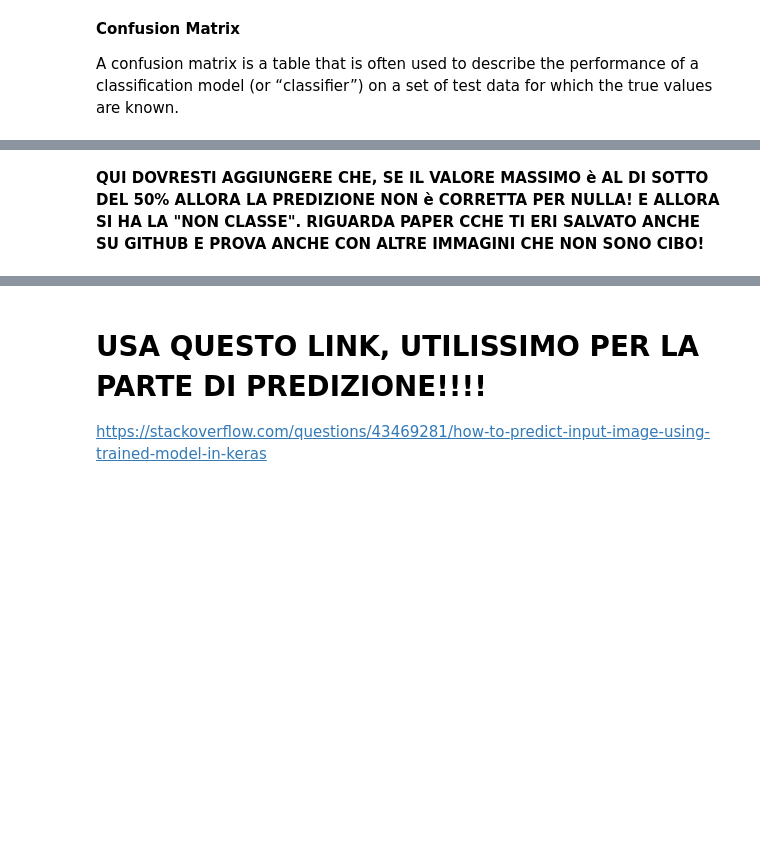
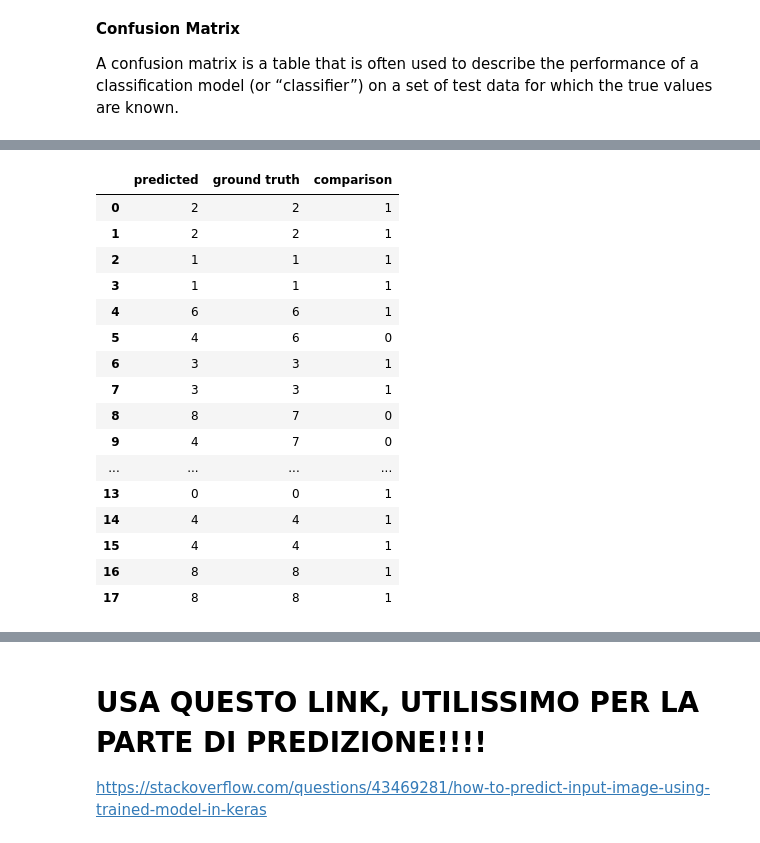
Before and after one commit to alessandro-maccario/DeepLearning-FoodRecognition, a Jupyter notebook: 2_FoDL_Food_Image_Classification_Model_Testing.ipynb, the cells around one changed output, grey strips where cells are left out. Cells and saved outputs as stored; diff of their text form; code cells hidden in the pictures; blank space fills up the shorter version.

```diff
--- a/2_FoDL_Food_Image_Classification_Model_Testing.ipynb
+++ b/2_FoDL_Food_Image_Classification_Model_Testing.ipynb
@@ -267,18 +444,0 @@ pred_test
-# %% [markdown]
-**QUI DOVRESTI AGGIUNGERE CHE, SE IL VALORE MASSIMO è AL DI SOTTO DEL 50% ALLORA LA PREDIZIONE NON è CORRETTA PER NULLA! E ALLORA SI HA LA "NON CLASSE". RIGUARDA PAPER CCHE TI ERI SALVATO ANCHE SU GITHUB E PROVA ANCHE CON ALTRE IMMAGINI CHE NON SONO CIBO!**
-# %%
-# LOAD MULTIPLE IMAGES
-# STILL TO TEST: DOVRESTI ANCHE OTTENERE DIRETTAMENTE L'IMMAGINE CON LA LABEL DI COSA CORRISPONDE!
-pred_output_list = [] # --> list()
-
-for images in food_path_list:
-  img_path = images
-  new_image = load_image(img_path)
-  pred = best_model.predict(new_image)
-  # Generate arg maxes for predictions
-  output_index = np.argmax(pred[[0]], axis = 1)
-  print("Output index is:", output_index)
-
-  pred_output_list.append(output_index[0])
-
-print(pred_output_list)
@@ -288,0 +445,9 @@ print(test_generator.class_indices)
+# %%
+# CREATE A DATAFRAME TO COMPARE THE RESULTS
+df_comparison = pd.DataFrame({"predicted": pred_output_list, "ground truth": ground_truth_list})
+
+df_comparison['comparison'] = np.where(df_comparison['predicted'] == df_comparison['ground truth'], 1,
+                                      np.where(df_comparison['predicted'] !=  df_comparison['ground truth'], 0, -1))
+
+df_comparison
+# %% [output]
@@ -288,0 +455,17 @@ print(test_generator.class_indices)
+|  | predicted | ground truth | comparison |
+| 0 | 2 | 2 | 1 |
+| 1 | 2 | 2 | 1 |
+| 2 | 1 | 1 | 1 |
+| 3 | 1 | 1 | 1 |
+| 4 | 6 | 6 | 1 |
+| 5 | 4 | 6 | 0 |
+| 6 | 3 | 3 | 1 |
+| 7 | 3 | 3 | 1 |
+| 8 | 8 | 7 | 0 |
+| 9 | 4 | 7 | 0 |
+| ... | ... | ... | ... |
+| 13 | 0 | 0 | 1 |
+| 14 | 4 | 4 | 1 |
+| 15 | 4 | 4 | 1 |
+| 16 | 8 | 8 | 1 |
+| 17 | 8 | 8 | 1 |
```
Also changed, not shown: parts of 43 cells of this notebook, 2 other files.
